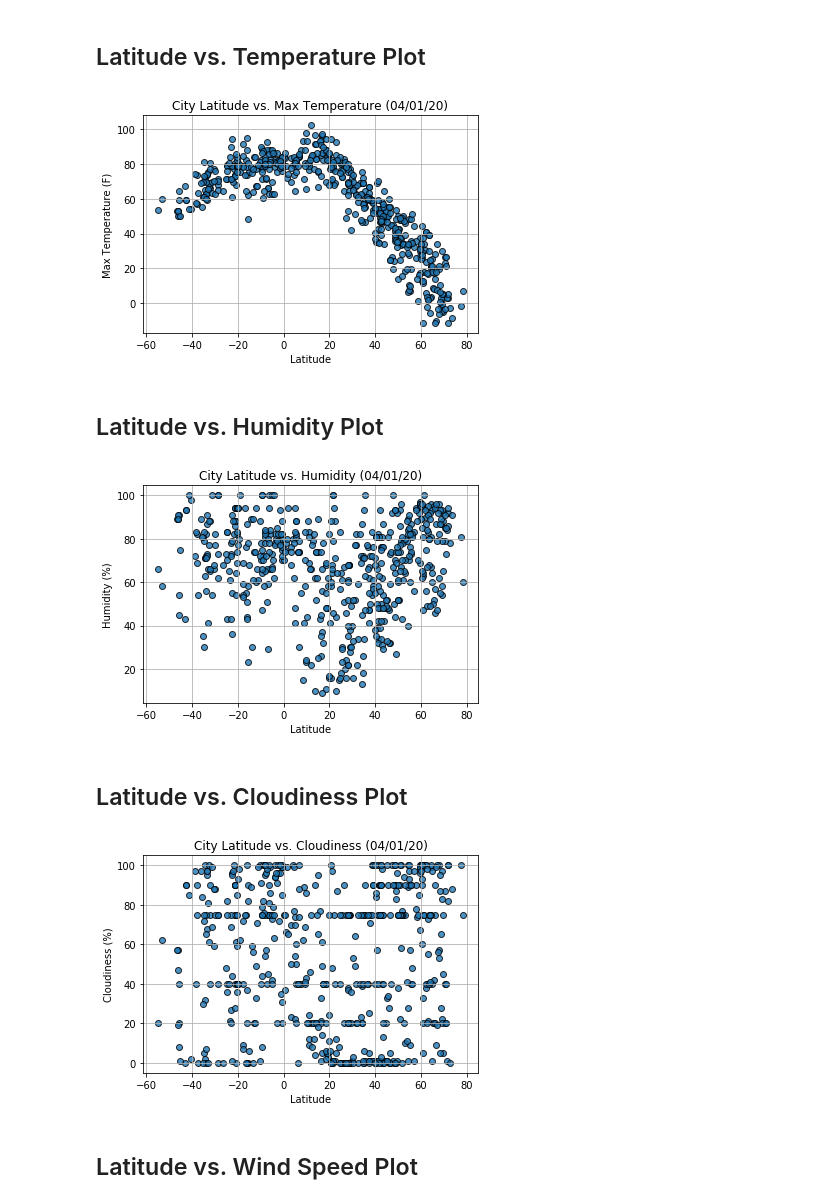
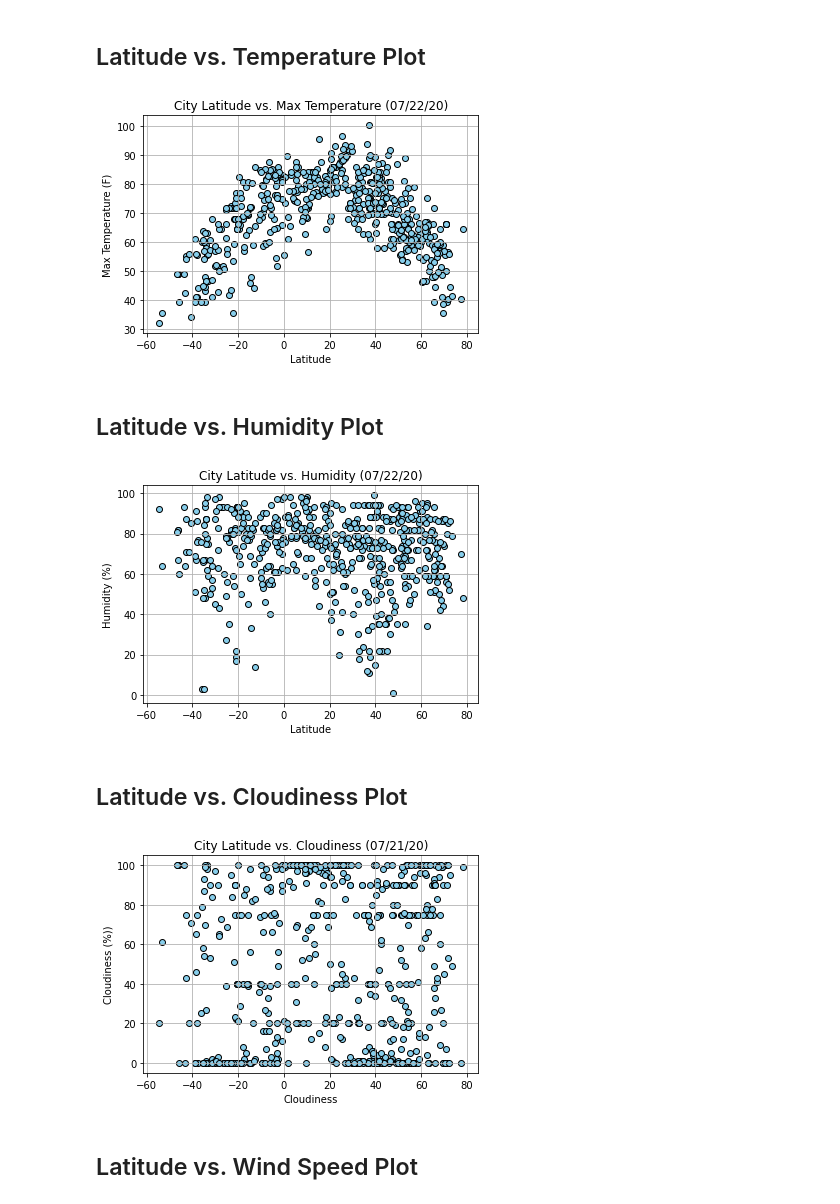
Before and after one commit to ElaineCheung/python-api-challenge, a Jupyter notebook: WeatherPy/WeatherPy.ipynb, the cells around one changed output. Drawn from its saved outputs; the diff is of its cells as text; code cells hidden in the pictures.

```diff
--- a/WeatherPy/WeatherPy.ipynb
+++ b/WeatherPy/WeatherPy.ipynb
@@ -139,10 +137,14 @@ cities_df.head(15)
 # %%
-cities_df['lats'] = lats
-cities_df['lngs'] = lngs
-cities_df['max_temp'] = max_temp
-cities_df['humidity'] = humidity
-cities_df['cloudiness'] = cloudiness
-cities_df['wind_speed'] = wind_speed
-cities_df['country'] = country
-cities_df['date'] = date
+#create dataframe
+cities_df["city_name"]= cities
+cities_df["city"]= city_name
+cities_df["lats"]= lats
+cities_df["lngs"]= lngs
+cities_df["max_temp"]= max_temp
+cities_df["humidity"]= humidity
+cities_df["cloudiness"]= cloudiness
+cities_df["wind_speed"]=wind_speed
+cities_df["country"]=  country
+cities_df["date"]= date
+cities_df=cities_df[["city_name","city","lats","lngs","max_temp","humidity","cloudiness","wind_speed","country","date"]]
 cities_df
@@ -154,0 +169,9 @@ cities_df.describe()
+# %%
+cities_df2=cities_df[["lats","lngs","max_temp","humidity","cloudiness","wind_speed"]].apply(pd.to_numeric)
+print(cities_df2.dtypes)
+cities_df2["city_name"]= cities
+cities_df2["city"]= city_name
+cities_df2["country"]=  country
+cities_df2["date"]= date
+cities_df2=cities_df2[["city_name","city","lats","lngs","max_temp","humidity","cloudiness","wind_speed","country","date"]]
+cities_df2
@@ -160,5 +215,5 @@ Int64Index([], dtype='int64')
 # %%
-# Make a new DataFrame equal to the city data to drop all humidity outliers by index.
-# Passing "inplace=False" will make a copy of the city_data DataFrame, which we call "clean_city_data".
-city_df2 =city_df.loc[city_df['humidity'] < 100]
+# Make a new DataFrame equal to the city data to drop all humidity outliers.
+clean_city_data =cities_df2.loc[cities_df2['humidity'] < 100]
+clean_city_data['humidity'].count()
 # %% [output]
@@ -171,11 +225,13 @@ city_df2 =city_df.loc[city_df['humidity'] < 100]
 # %%
 # Extract relevant fields from the data frame
 
-city_df2 =city_df.loc[city_df['humidity'] < 100]
+clean_city_data2 = clean_city_data[["city","lngs","lats","max_temp","humidity","cloudiness","wind_speed"]]
+
+clean_city_data2
 
 # Export the City_Data into a csv
 
-city_df2.to_csv('Output_data/cities.csv')
+clean_city_data2.to_csv('Output_data/cities.csv')
 # %% [markdown]
 ## Plotting the Data
 * Use proper labeling of the plots using plot titles (including date of analysis) and axes labels.
@@ -183,19 +239,19 @@ city_df2.to_csv('Output_data/cities.csv')
 # %% [markdown]
 ## Latitude vs. Temperature Plot
 # %%
-plt.scatter(city_df2["lats"],city_df2["max_temp"],edgecolors="black",facecolors="skyblue")
+plt.scatter(clean_city_data2["lats"],clean_city_data2["max_temp"],edgecolors="black",facecolors="skyblue")
 plt.title("City Latitude vs. Max Temperature (07/22/20)")
 plt.xlabel("Latitude")
 plt.ylabel("Max Temperature (F)")
 plt.grid (b=True,which="major",axis="both")
-plt.savefig("outputdata/fig1.png")
+plt.savefig("output_data/fig1.png")
 plt.show()
 # %% [output]
-[figure, old version]
+[figure, new version]
 # %% [markdown]
 ## Latitude vs. Humidity Plot
 # %%
-plt.scatter(city_df2["lats"],city_df2["humidity"],edgecolors="black",facecolors="skyblue")
+plt.scatter(clean_city_data2["lats"],clean_city_data2["humidity"],edgecolors="black",facecolors="skyblue")
 plt.title("City Latitude vs. Humidity (07/22/20)")
 plt.xlabel("Latitude")
 plt.ylabel("Humidity (%)")
@@ -203,11 +259,11 @@ plt.grid (b=True,which="major",axis="both")
 plt.savefig("output_data/fig2.png")
 plt.show()
 # %% [output]
-[figure, old version]
+[figure, new version]
 # %% [markdown]
 ## Latitude vs. Cloudiness Plot
 # %%
-plt.scatter(city_df2["lats"],city_df2["cloudiness"],edgecolors="black",facecolors="skyblue")
+plt.scatter(clean_city_data2["lats"],clean_city_data2["cloudiness"],edgecolors="black",facecolors="skyblue")
 plt.title("City Latitude vs. Cloudiness (07/21/20)")
 plt.xlabel("Cloudiness")
 plt.ylabel("Cloudiness (%))")
@@ -215,7 +271,7 @@ plt.grid (b=True,which="major",axis="both")
 plt.savefig("output_data/fig3.png")
 plt.show()
 # %% [output]
-[figure, old version]
+[figure, new version]
 # %% [markdown]
 ## Latitude vs. Wind Speed Plot
 # %%
```
Also changed, not shown: parts of 29 cells of this notebook, 8 other files.
